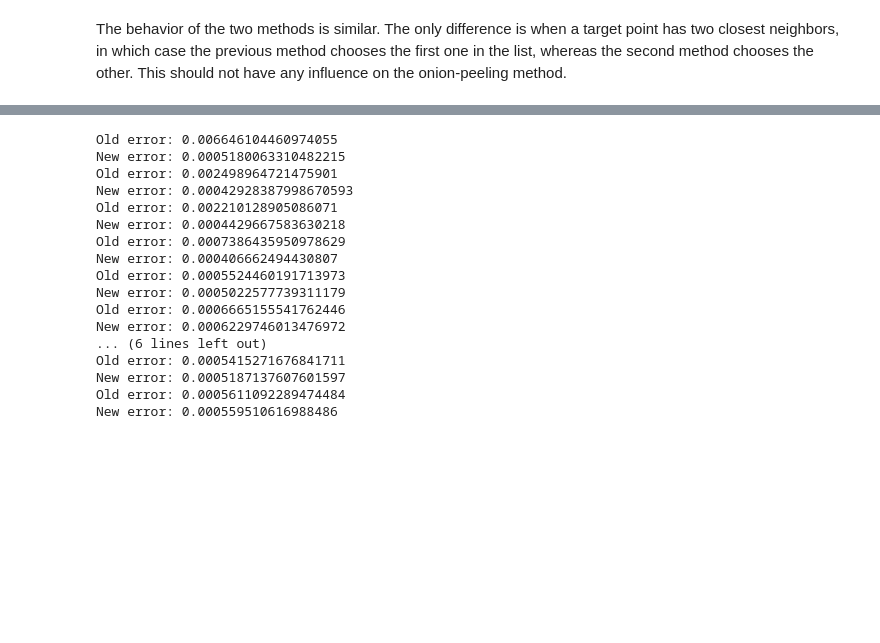
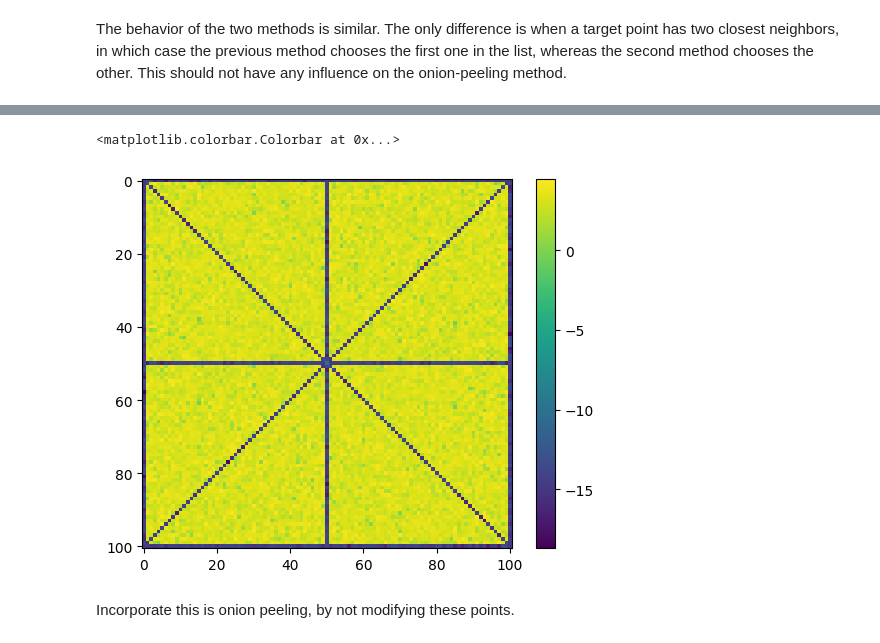
Before and after one commit to Loris0/ppfft, a Jupyter notebook: improvements.ipynb, the cells around one changed output, grey strips where cells are left out. Cells and saved outputs as stored; diff of their text form; code cells hidden in the pictures; blank space fills up the shorter version.

```diff
--- a/improvements.ipynb
+++ b/improvements.ipynb
@@ -234,3 +165,21 @@ def new_recover_row_negative(k, vert_ppfft, Id):
+# %%
+def new_initialize(hori_ppfft, vert_ppfft):
+    n = hori_ppfft.shape[0] - 1
+
+    I_d = np.zeros(shape=(n + 1, n + 1), dtype=complex)
+
+    I_d[0] = vert_ppfft[:, 0]  # x = -n/2
+    I_d[-1] = vert_ppfft[::-1, -1]  # x = n/2
+    I_d[:, 0] = hori_ppfft[:, 0]  # y = -n/2
+    I_d[:, -1] = hori_ppfft[::-1, -1]  # y = n/2
+
+    np.fill_diagonal(I_d, vert_ppfft[0, ::2])
+    np.fill_diagonal(np.fliplr(I_d), vert_ppfft[-1, ::2])
+
+    I_d[n // 2] = hori_ppfft[n // 2, ::2]
+    I_d[:, n // 2] = vert_ppfft[n // 2, ::2]
+
+    return I_d
 # %%
 def compute_true_Id(im):
     n = len(im)
@@ -238,7 +187,8 @@ def compute_true_Id(im):
     pad_im = pad(im, (m, m))
     return new_fft2(pad_im)[::2, ::2]
 # %%
-n = 200
+n = 100
 im = np.random.rand(n, n)
-Id = compute_true_Id(im)
 hori, vert = ppfft(im)
+true_Id = compute_true_Id(im)
+init_Id = new_initialize(hori, vert)
@@ -533,26 +195,8 @@ def recover_col_positive(k, hori_ppfft, Id):
-# %%
-for k in range(-(n // 2) + 1, 0):
-    res1 = recover_col_positive(-k, hori, Id)
-    res2 = new_recover_col_positive(-k, hori, Id)
-    true_res = Id[:, -k + n//2]
-    if not np.allclose(res1, res2):
-        print(f"Old error: {np.max(np.abs(res1 - true_res))}")
-        print(f"New error: {np.max(np.abs(res2 - true_res))}")
-# %% [output]
-Old error: 0.006646104460974055
-New error: 0.0005180063310482215
-Old error: 0.002498964721475901
-New error: 0.00042928387998670593
-Old error: 0.002210128905086071
-New error: 0.0004429667583630218
-Old error: 0.0007386435950978629
-New error: 0.000406662494430807
-Old error: 0.0005524460191713973
-New error: 0.0005022577739311179
-Old error: 0.0006665155541762446
-New error: 0.0006229746013476972
-... (6 lines left out)
-Old error: 0.0005415271676841711
-New error: 0.0005187137607601597
-Old error: 0.0005611092289474484
-New error: 0.000559510616988486
+# %%
+plt.imshow(np.log(np.abs(true_Id - init_Id)))
+plt.colorbar()
+# %% [output]
+<matplotlib.colorbar.Colorbar at 0x...>
+[figure, added]
+# %% [markdown]
+Incorporate this is onion peeling, by not modifying these points.
```
Also changed, not shown: parts of 37 cells of this notebook, 3 other files.
